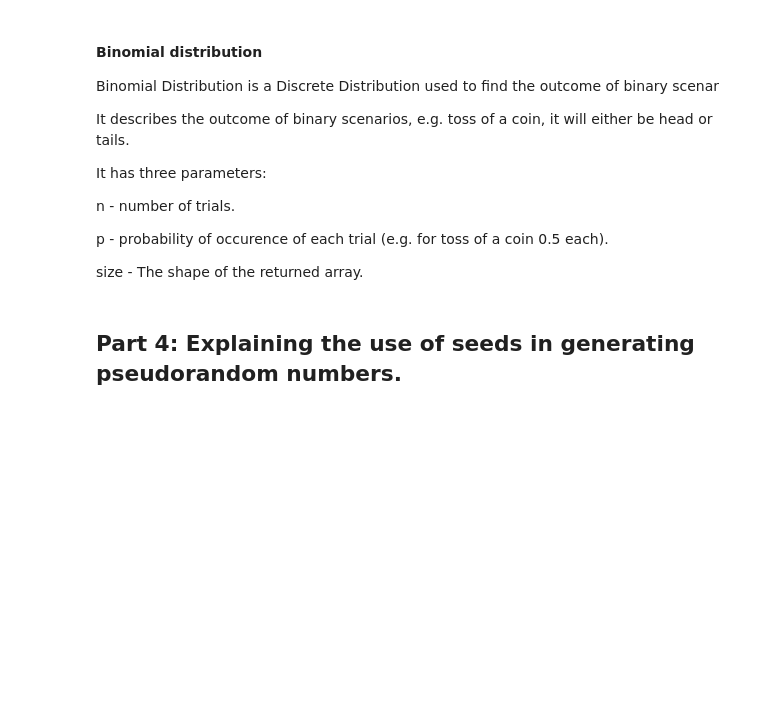
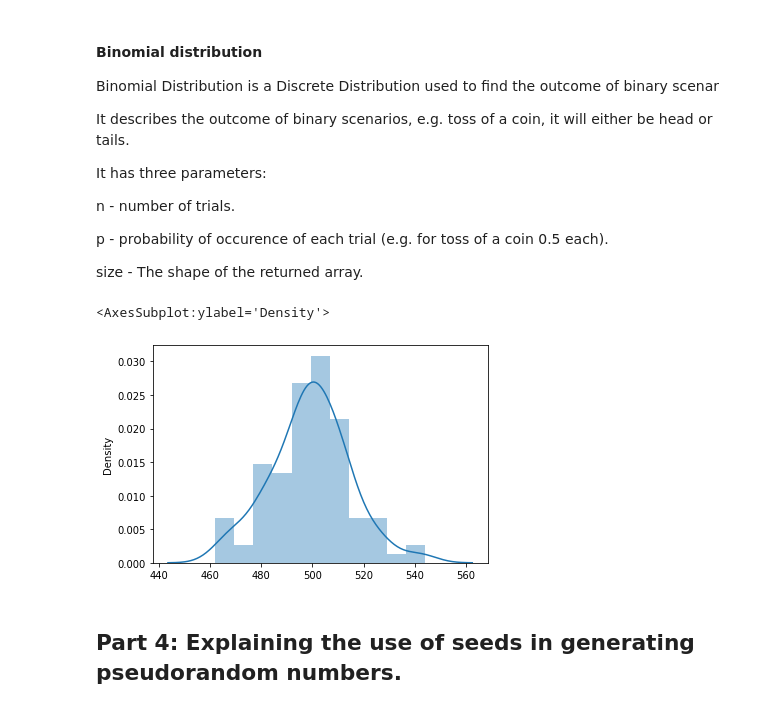
Before and after one commit to john-cashman/PFDA, a Jupyter notebook: numpy.random.ipynb, the cells around one changed output. Saved outputs shown, nothing was run; the diff lists cells and outputs as text; code cells hidden in the pictures; blank space fills up the shorter version.

```diff
--- a/numpy.random.ipynb
+++ b/numpy.random.ipynb
@@ -189,8 +189,10 @@ p - probability of occurence of each trial (e.g. for toss of a coin 0.5 each).
 
 size - The shape of the returned array.
 # %%
-
-np.random.binomial(n, p, 1000)
+sns.distplot(np.random.binomial(n=1000, p=0.50, size=100))
+# %% [output]
+<AxesSubplot:ylabel='Density'>
+[figure, added]
 # %% [markdown]
 ## Part 4: Explaining the use of seeds in generating pseudorandom numbers.
 # %% [markdown]
```
Also changed, not shown: parts of 15 cells of this notebook, 2 other files.
